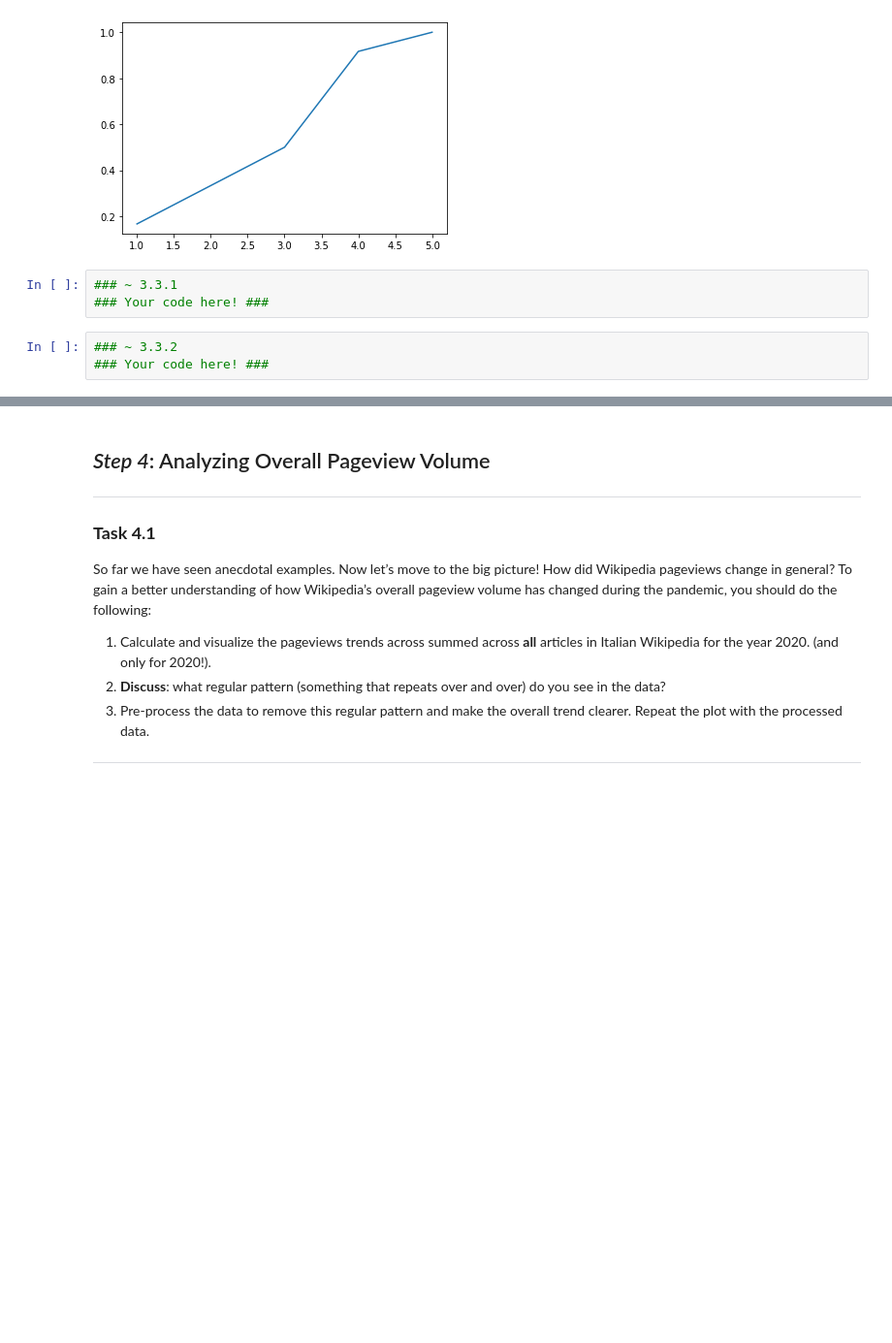
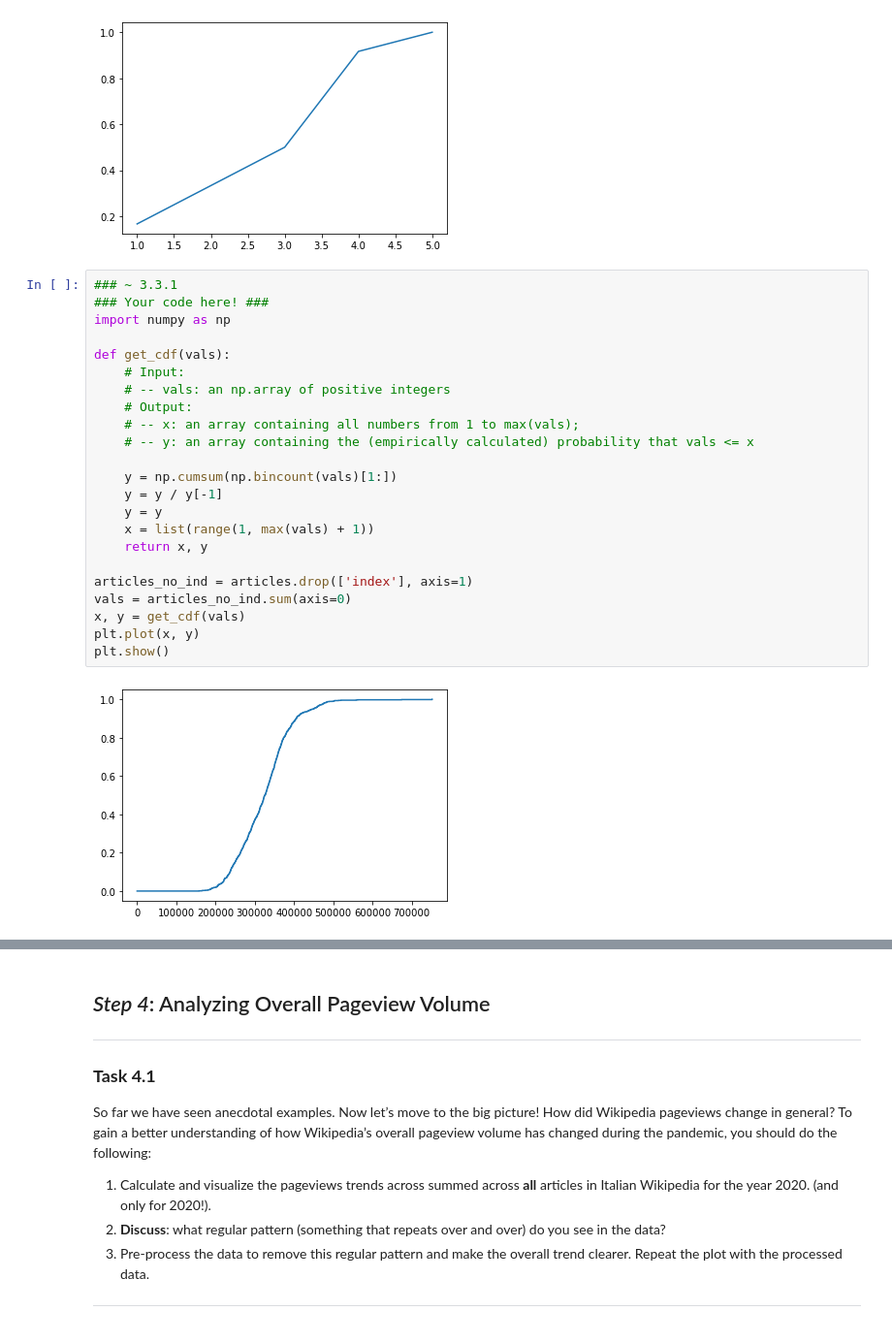
Before and after one commit to Rlee00/2020, a Jupyter notebook: Homework/01 - Pandas Data Wrangling and Data Viz/hw1.ipynb, the cells around one changed output, grey strips where cells are left out. Shown at 97% size. Drawn from its saved outputs; the diff is of its cells as text; blank space fills up the shorter version.

```diff
--- a/Homework/01 - Pandas Data Wrangling and Data Viz/hw1.ipynb
+++ b/Homework/01 - Pandas Data Wrangling and Data Viz/hw1.ipynb
@@ -306,9 +332,28 @@ plt.plot(x, y)
 plt.show()
 # %% [output]
 [figure]
-# %%
-### ~ 3.3.1
-### Your code here! ###
-# %%
-### ~ 3.3.2
-### Your code here! ###
+# %%
+### ~ 3.3.1
+### Your code here! ###
+import numpy as np
+
+def get_cdf(vals):
+    # Input:
+    # -- vals: an np.array of positive integers
+    # Output:
+    # -- x: an array containing all numbers from 1 to max(vals);
+    # -- y: an array containing the (empirically calculated) probability that vals <= x
+
+    y = np.cumsum(np.bincount(vals)[1:])
+    y = y / y[-1]
+    y = y
+    x = list(range(1, max(vals) + 1))
+    return x, y
+
+articles_no_ind = articles.drop(['index'], axis=1)
+vals = articles_no_ind.sum(axis=0)
+x, y = get_cdf(vals)
+plt.plot(x, y)
+plt.show()
+# %% [output]
+[figure, added]
```
Also changed, not shown: parts of 13 cells of this notebook.
